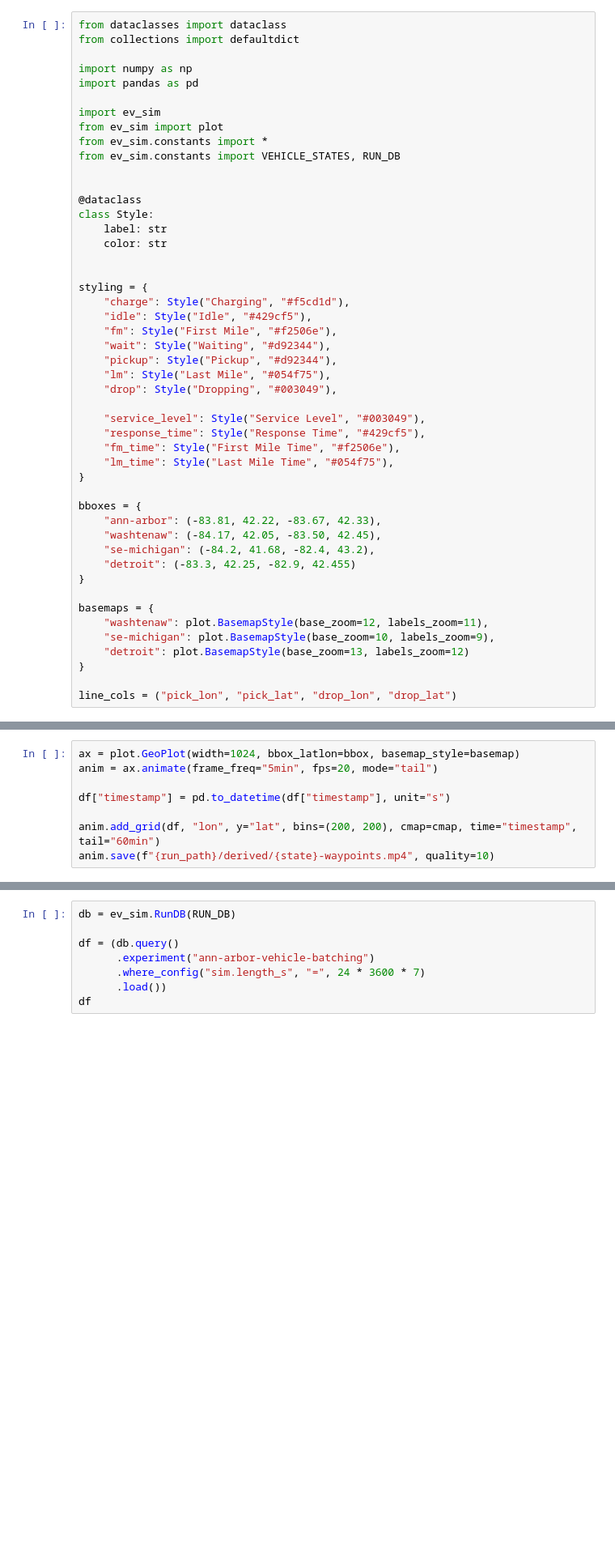
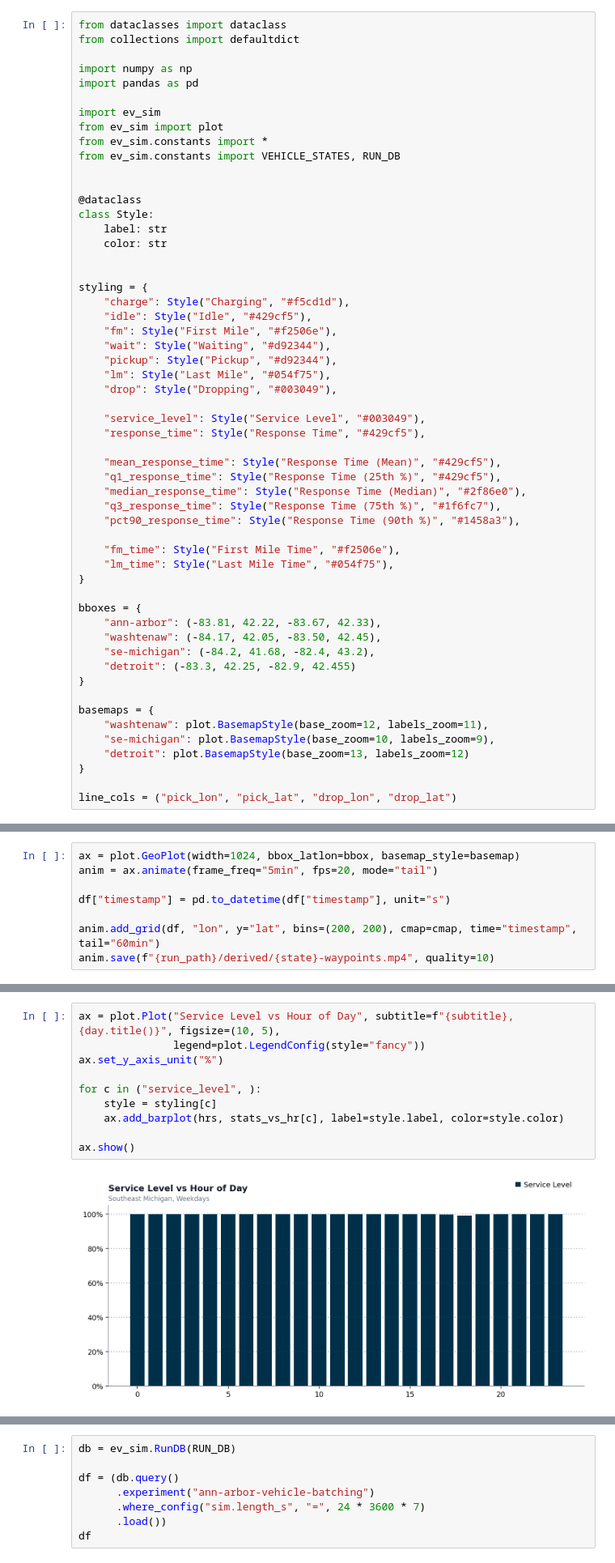
Before and after one commit to BhavyeMathur/av-sim, a Jupyter notebook: plot.ipynb, the cells around one changed output, grey strips where cells are left out. Shown at 81% size. Cells and saved outputs as stored; diff of their text form; blank space fills up the shorter version.

```diff
--- a/plot.ipynb
+++ b/plot.ipynb
@@ -28,6 +28,13 @@ styling = {
 
     "service_level": Style("Service Level", "#003049"),
     "response_time": Style("Response Time", "#429cf5"),
+
+    "mean_response_time": Style("Response Time (Mean)", "#429cf5"),
+    "q1_response_time": Style("Response Time (25th %)", "#429cf5"),
+    "median_response_time": Style("Response Time (Median)", "#2f86e0"),
+    "q3_response_time": Style("Response Time (75th %)", "#1f6fc7"),
+    "pct90_response_time": Style("Response Time (90th %)", "#1458a3"),
+
     "fm_time": Style("First Mile Time", "#f2506e"),
     "lm_time": Style("Last Mile Time", "#054f75"),
 }
@@ -258 +297,13 @@ stats_vs_hr.head()
+# %%
+ax = plot.Plot("Service Level vs Hour of Day", subtitle=f"{subtitle}, {day.title()}", figsize=(10, 5),
+               legend=plot.LegendConfig(style="fancy"))
+ax.set_y_axis_unit("%")
+
+for c in ("service_level", ):
+    style = styling[c]
+    ax.add_barplot(hrs, stats_vs_hr[c], label=style.label, color=style.color)
+
+ax.show()
+# %% [output]
+[figure, added]
 # %%
```
Also changed, not shown: parts of 10 cells of this notebook, 6 other files.
